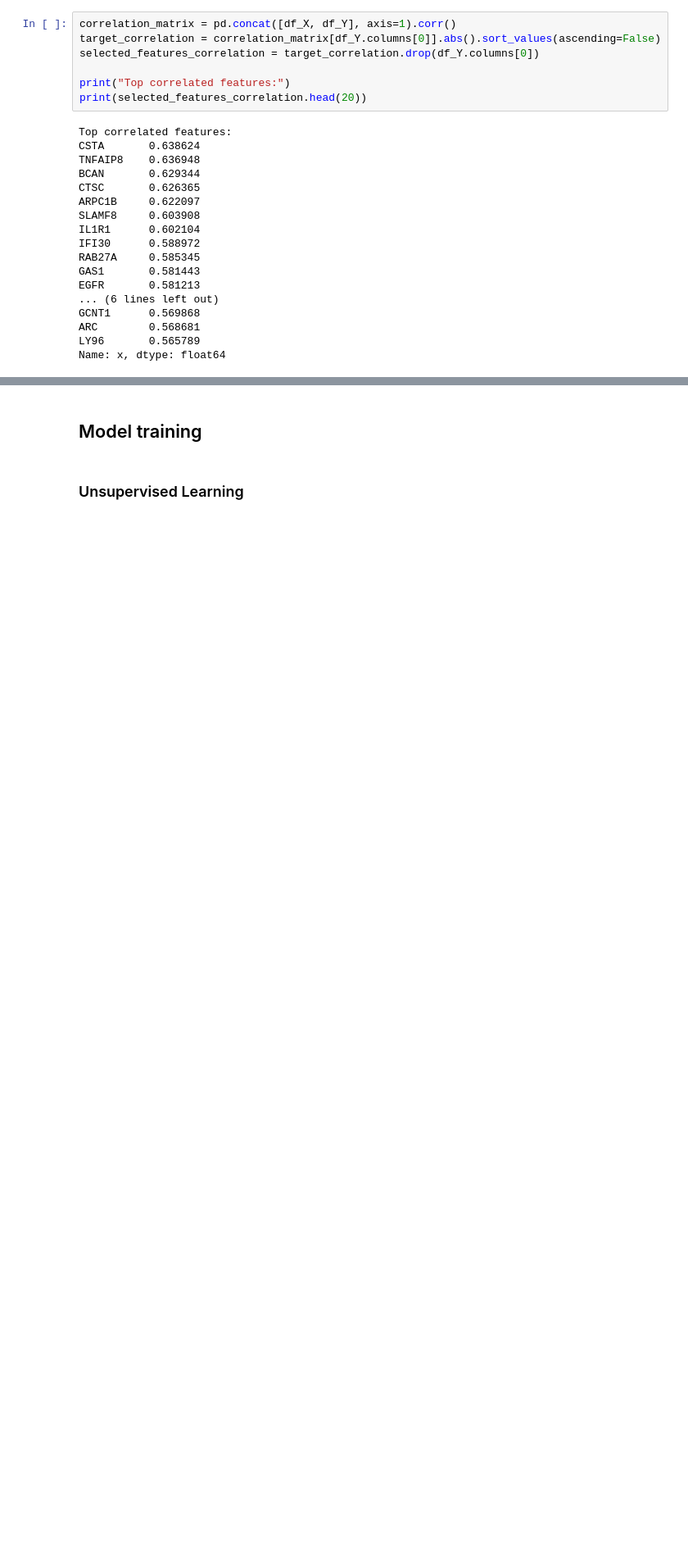
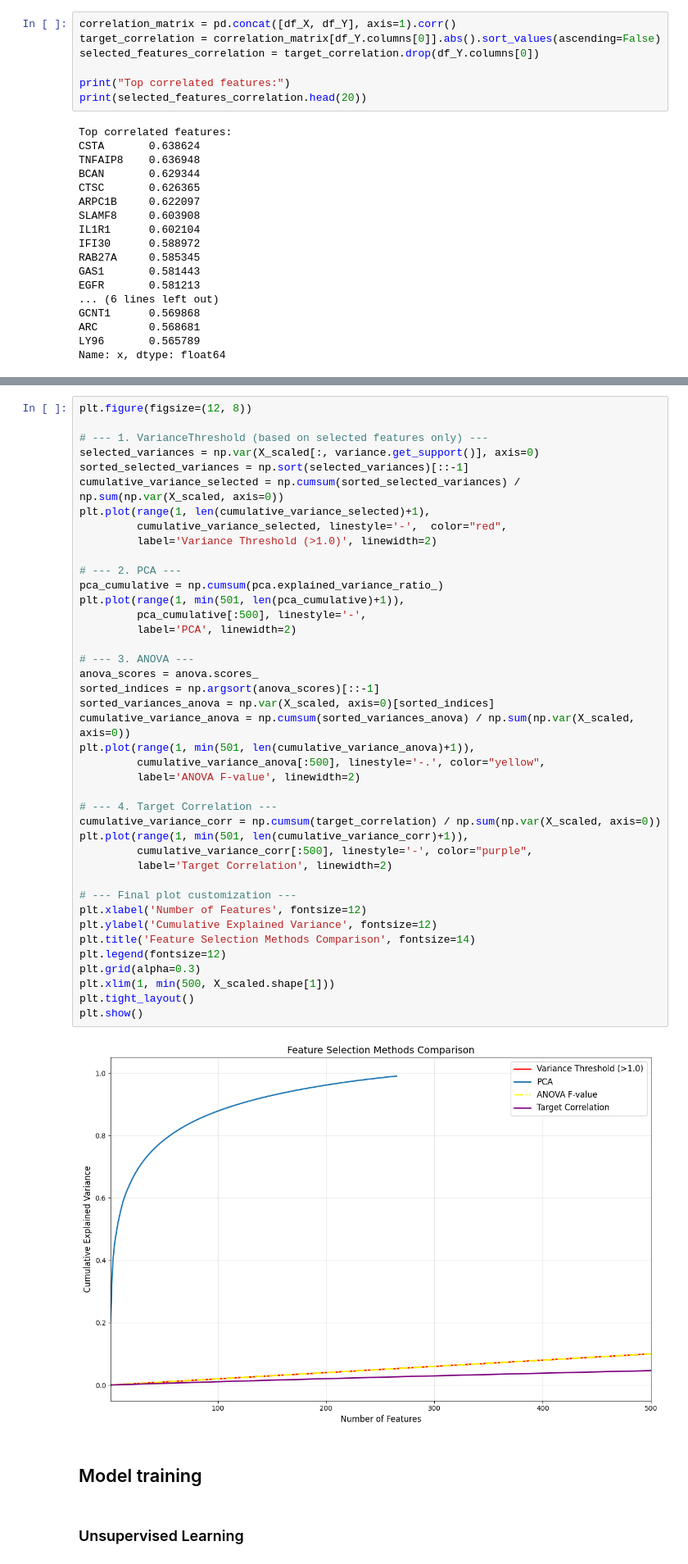
Before and after one commit to barbara-s-neto/Gene_Expression_Cancer_Class, a Jupyter notebook: babs.ipynb, the cells around one changed output, grey strips where cells are left out. Shown at 82% size. Drawn from its saved outputs; the diff is of its cells as text; blank space fills up the shorter version.

```diff
--- a/babs.ipynb
+++ b/babs.ipynb
@@ -217,3 +173,46 @@ plt.show()
+# %%
+plt.figure(figsize=(12, 8))
+
+# --- 1. VarianceThreshold (based on selected features only) ---
+selected_variances = np.var(X_scaled[:, variance.get_support()], axis=0)
+sorted_selected_variances = np.sort(selected_variances)[::-1]
+cumulative_variance_selected = np.cumsum(sorted_selected_variances) / np.sum(np.var(X_scaled, axis=0))
+plt.plot(range(1, len(cumulative_variance_selected)+1),
+         cumulative_variance_selected, linestyle='-',  color="red",
+         label='Variance Threshold (>1.0)', linewidth=2)
+
+# --- 2. PCA ---
+pca_cumulative = np.cumsum(pca.explained_variance_ratio_)
+plt.plot(range(1, min(501, len(pca_cumulative)+1)),
+         pca_cumulative[:500], linestyle='-',
+         label='PCA', linewidth=2)
+
+# --- 3. ANOVA ---
+anova_scores = anova.scores_
+sorted_indices = np.argsort(anova_scores)[::-1]
+sorted_variances_anova = np.var(X_scaled, axis=0)[sorted_indices]
+cumulative_variance_anova = np.cumsum(sorted_variances_anova) / np.sum(np.var(X_scaled, axis=0))
+plt.plot(range(1, min(501, len(cumulative_variance_anova)+1)),
+         cumulative_variance_anova[:500], linestyle='-.', color="yellow",
+         label='ANOVA F-value', linewidth=2)
+
+# --- 4. Target Correlation ---
+cumulative_variance_corr = np.cumsum(target_correlation) / np.sum(np.var(X_scaled, axis=0))
+plt.plot(range(1, min(501, len(cumulative_variance_corr)+1)),
+         cumulative_variance_corr[:500], linestyle='-', color="purple",
+         label='Target Correlation', linewidth=2)
+
+# --- Final plot customization ---
+plt.xlabel('Number of Features', fontsize=12)
+plt.ylabel('Cumulative Explained Variance', fontsize=12)
+plt.title('Feature Selection Methods Comparison', fontsize=14)
+plt.legend(fontsize=12)
+plt.grid(alpha=0.3)
+plt.xlim(1, min(500, X_scaled.shape[1]))
+plt.tight_layout()
+plt.show()
+# %% [output]
+[figure, added]
 # %% [markdown]
 ## Model training
 # %% [markdown]
```
Also changed, not shown: parts of 1 cell of this notebook.
